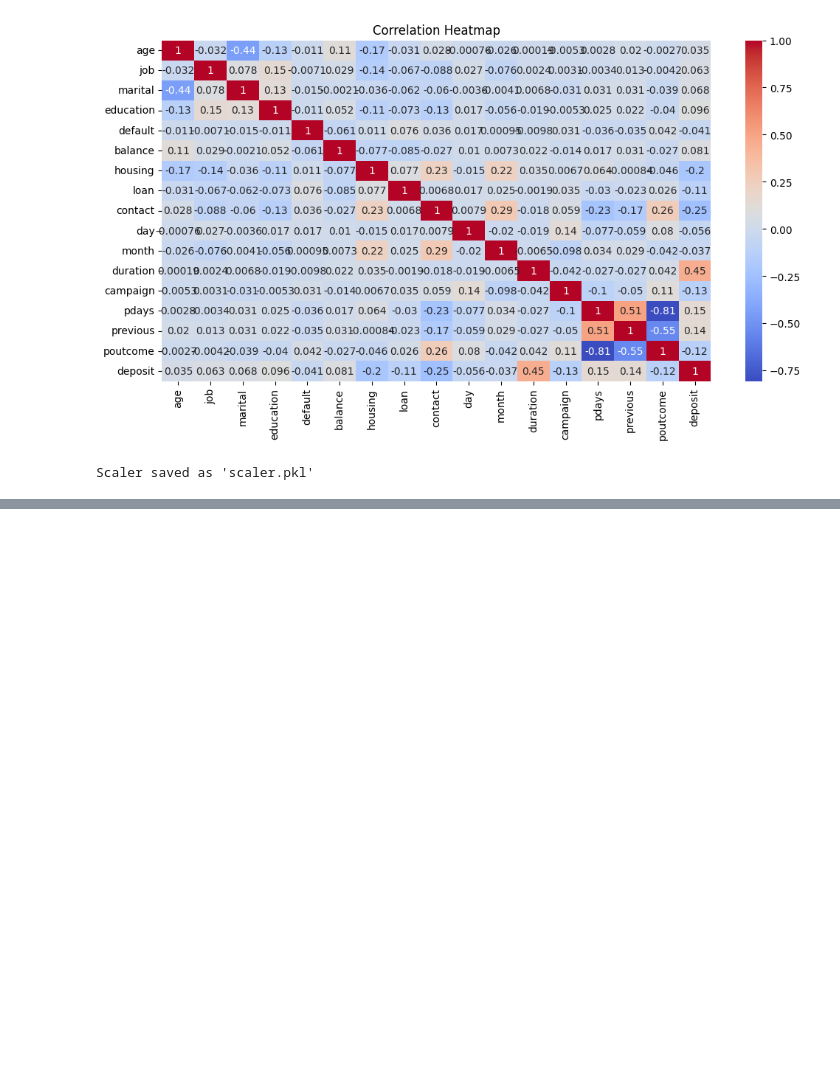
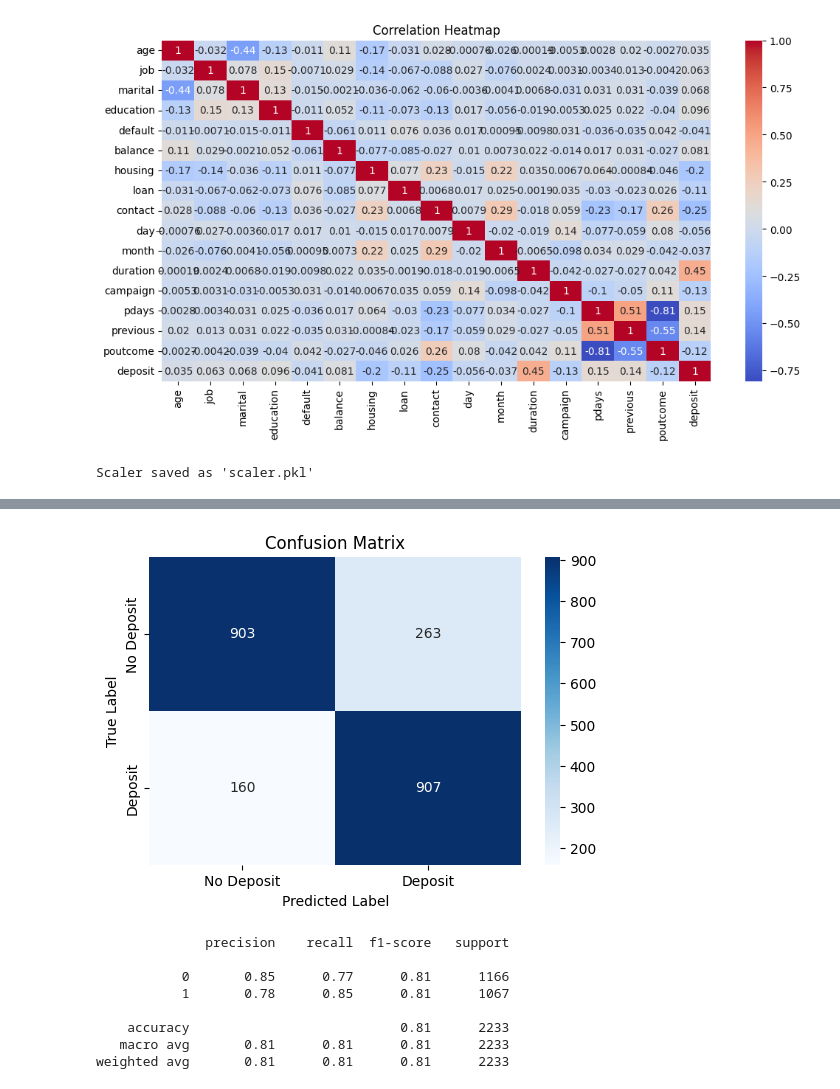
Before and after one commit to sergekamanzi/DataBase_Design_Assignment, a Jupyter notebook: banking.ipynb, the cells around one changed output, grey strips where cells are left out. Cells and saved outputs as stored; diff of their text form; code cells hidden in the pictures; blank space fills up the shorter version.

```diff
--- a/banking.ipynb
+++ b/banking.ipynb
@@ -110,2 +94,21 @@ print("Model saved as 'bank_model.h5'")
 WARNING:absl:You are saving your model as an HDF5 file via `model.save()` or `keras.saving.save_model(model)`. This file format is considered legacy. We recommend using instead the native Keras format ...
 Model saved as 'bank_model.h5'
+# %%
+# Predict on test data
+y_pred_prob = model.predict(X_test)
+y_pred = (y_pred_prob > 0.5).astype("int32")
+
+# Generate confusion matrix
+cm = confusion_matrix(y_test, y_pred)
+
+# Plot confusion matrix
+plt.figure(figsize=(6,4))
+sns.heatmap(cm, annot=True, fmt="d", cmap="Blues", xticklabels=['No Deposit', 'Deposit'], yticklabels=['No Deposit', 'Deposit'])
+plt.xlabel("Predicted Label")
+plt.ylabel("True Label")
+plt.title("Confusion Matrix")
+plt.show()
+
+# Print Classification Report
+print(classification_report(y_test, y_pred))
+# %% [output]
@@ -111,0 +116,9 @@ Model saved as 'bank_model.h5'
+[figure, added]
+              precision    recall  f1-score   support
+
+           0       0.85      0.77      0.81      1166
+           1       0.78      0.85      0.81      1067
+
+    accuracy                           0.81      2233
+   macro avg       0.81      0.81      0.81      2233
+weighted avg       0.81      0.81      0.81      2233
```
Also changed, not shown: parts of 4 cells of this notebook.
